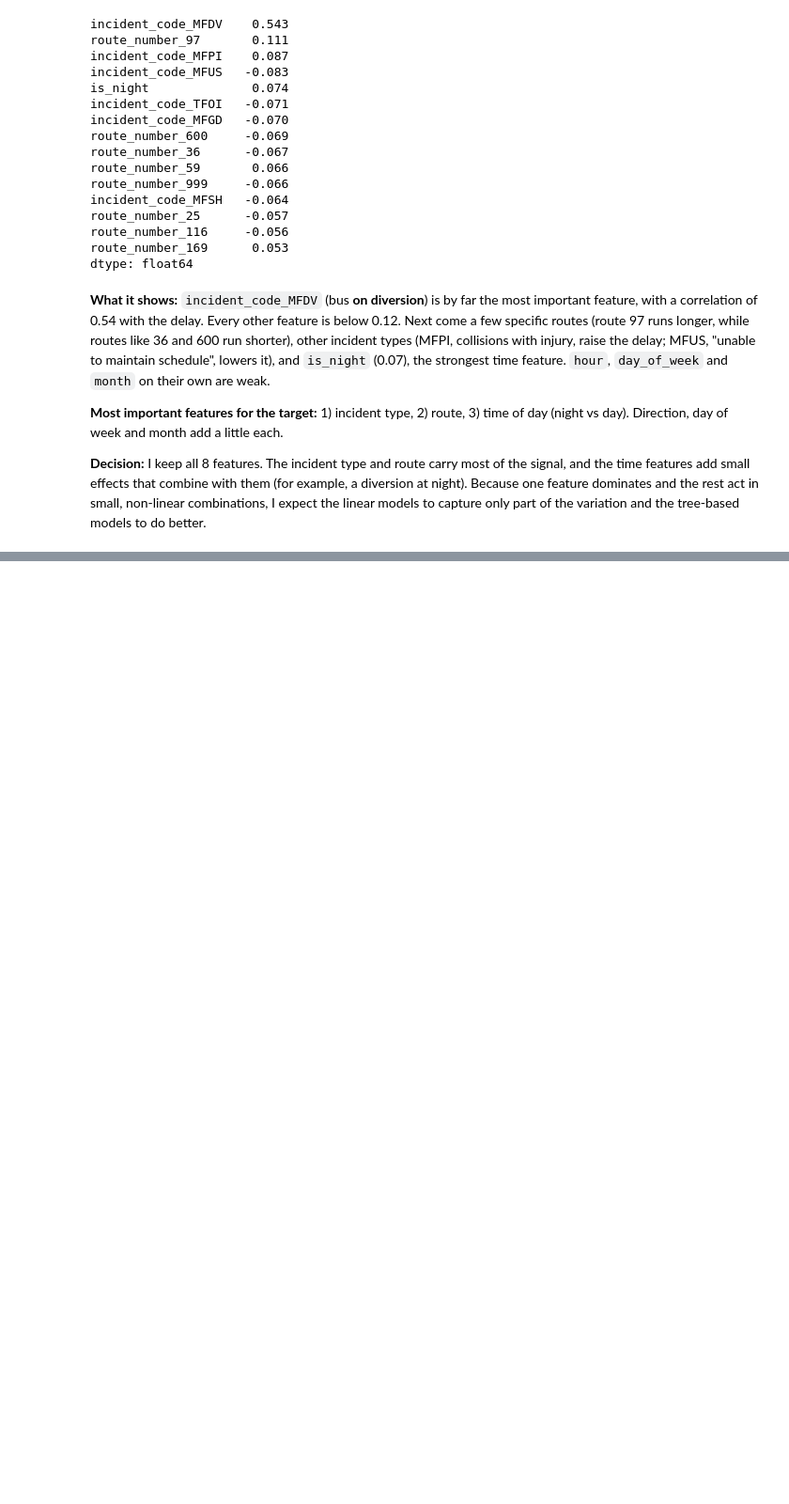
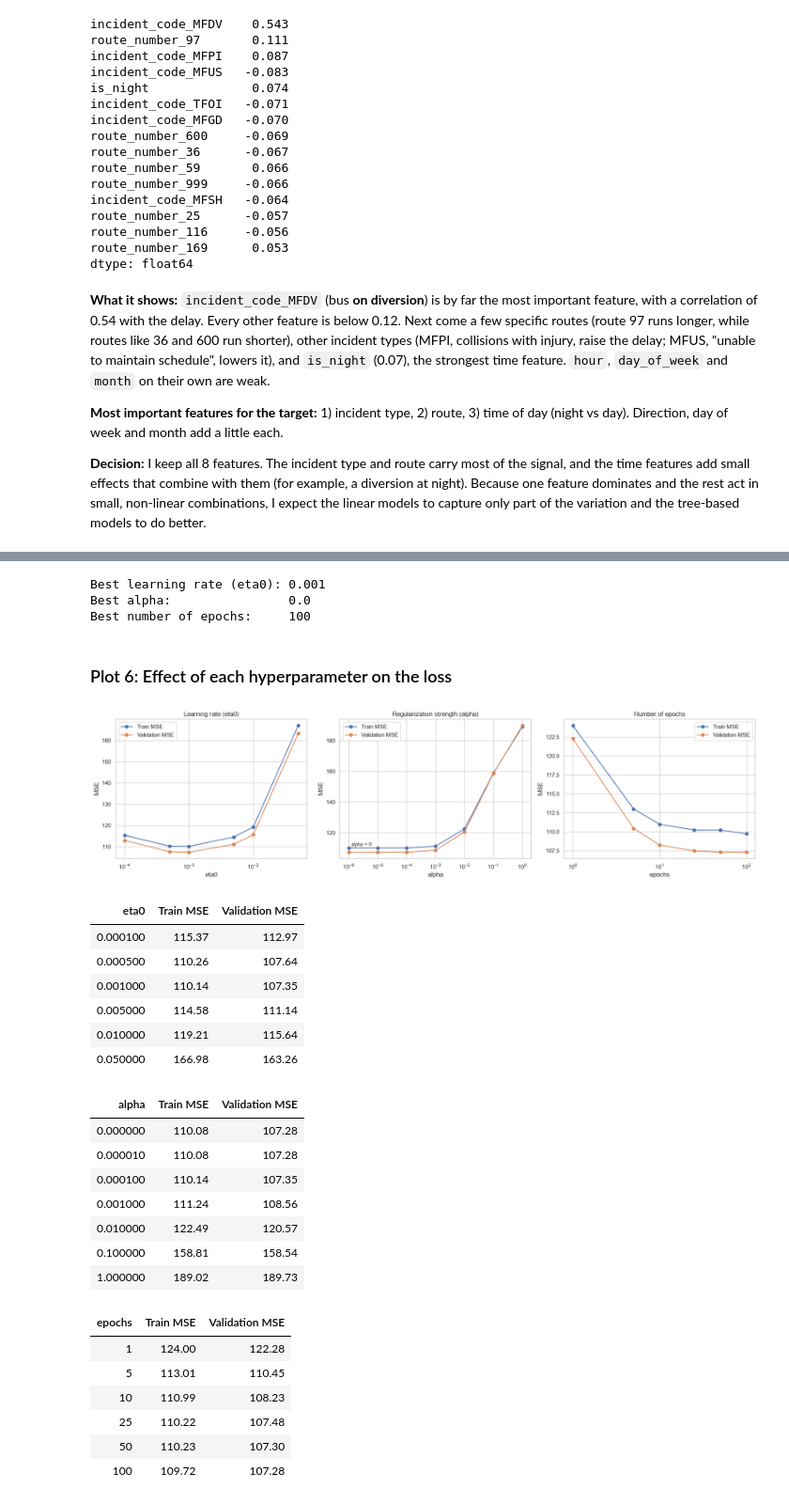
Before and after one commit to Byiringiro-saaad/linear_regression_model, a Jupyter notebook: summative/linear_regression/multivariate.ipynb, the cells around one changed output, grey strips where cells are left out. Shown at 94% size. Drawn from its saved outputs; the diff is of its cells as text; code cells hidden in the pictures; blank space fills up the shorter version.

Commit message:
model training, SGD tuning and loss curve

```diff
--- a/summative/linear_regression/multivariate.ipynb
+++ b/summative/linear_regression/multivariate.ipynb
@@ -404,0 +571,65 @@ dtype: float64
+# %%
+# 1) learning rate (alpha and epochs fixed)
+lr_table, best_eta0 = sweep("eta0", [0.0001, 0.0005, 0.001, 0.005, 0.01, 0.05], alpha=1e-4, epochs=30)
+
+# 2) regularization strength (best learning rate, epochs fixed)
+alpha_table, best_alpha = sweep("alpha", [0, 1e-5, 1e-4, 1e-3, 1e-2, 1e-1, 1], eta0=best_eta0, epochs=30)
+
+# 3) number of epochs (best learning rate and alpha)
+epoch_table, best_epochs = sweep("epochs", [1, 5, 10, 25, 50, 100], eta0=best_eta0, alpha=best_alpha)
+
+best_epochs = int(best_epochs)
+print(f"Best learning rate (eta0): {best_eta0}")
+print(f"Best alpha:                {best_alpha}")
+print(f"Best number of epochs:     {best_epochs}")
+# %% [output]
+Best learning rate (eta0): 0.001
+Best alpha:                0.0
+Best number of epochs:     100
+# %% [markdown]
+### Plot 6: Effect of each hyperparameter on the loss
+# %%
+fig, axes = plt.subplots(1, 3, figsize=(18, 4.8))
+for ax, (table, col, title) in zip(axes, [
+        (lr_table, "eta0", "Learning rate (eta0)"),
+        (alpha_table, "alpha", "Regularization strength (alpha)"),
+        (epoch_table, "epochs", "Number of epochs")]):
+    x = table[col].replace(0, 1e-6) if col == "alpha" else table[col]  # show alpha=0 on the log axis
+    ax.plot(x, table["Train MSE"], marker="o", label="Train MSE")
+    ax.plot(x, table["Validation MSE"], marker="o", label="Validation MSE")
+    ax.set_xscale("log")
+    ax.set_title(title); ax.set_xlabel(col); ax.set_ylabel("MSE")
+    ax.legend()
+axes[1].annotate("alpha = 0", (1e-6, alpha_table["Validation MSE"].iloc[0]),
+                 textcoords="offset points", xytext=(5, 12), fontsize=9)
+plt.tight_layout()
+plt.show()
+
+fmt = {"Train MSE": "{:.2f}", "Validation MSE": "{:.2f}"}
+display(lr_table.style.format(fmt).hide(axis="index"),
+        alpha_table.style.format(fmt).hide(axis="index"),
+        epoch_table.style.format(fmt).hide(axis="index"))
+# %% [output]
+[figure, added]
+| eta0 | Train MSE | Validation MSE |
+| 0.000100 | 115.37 | 112.97 |
+| 0.000500 | 110.26 | 107.64 |
+| 0.001000 | 110.14 | 107.35 |
+| 0.005000 | 114.58 | 111.14 |
+| 0.010000 | 119.21 | 115.64 |
+| 0.050000 | 166.98 | 163.26 |
+| alpha | Train MSE | Validation MSE |
+| 0.000000 | 110.08 | 107.28 |
+| 0.000010 | 110.08 | 107.28 |
+| 0.000100 | 110.14 | 107.35 |
+| 0.001000 | 111.24 | 108.56 |
+| 0.010000 | 122.49 | 120.57 |
+| 0.100000 | 158.81 | 158.54 |
+| 1.000000 | 189.02 | 189.73 |
+| epochs | Train MSE | Validation MSE |
+| 1 | 124.00 | 122.28 |
+| 5 | 113.01 | 110.45 |
+| 10 | 110.99 | 108.23 |
+| 25 | 110.22 | 107.48 |
+| 50 | 110.23 | 107.30 |
+| 100 | 109.72 | 107.28 |
```
Also changed, not shown: parts of 17 cells of this notebook.
